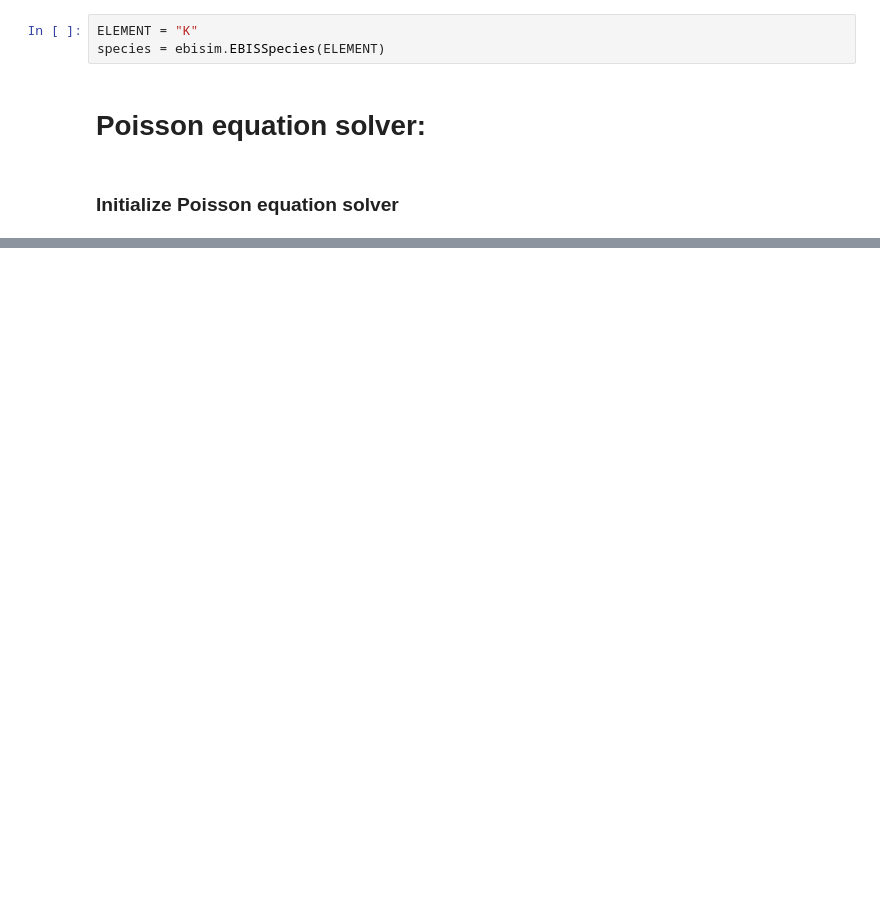
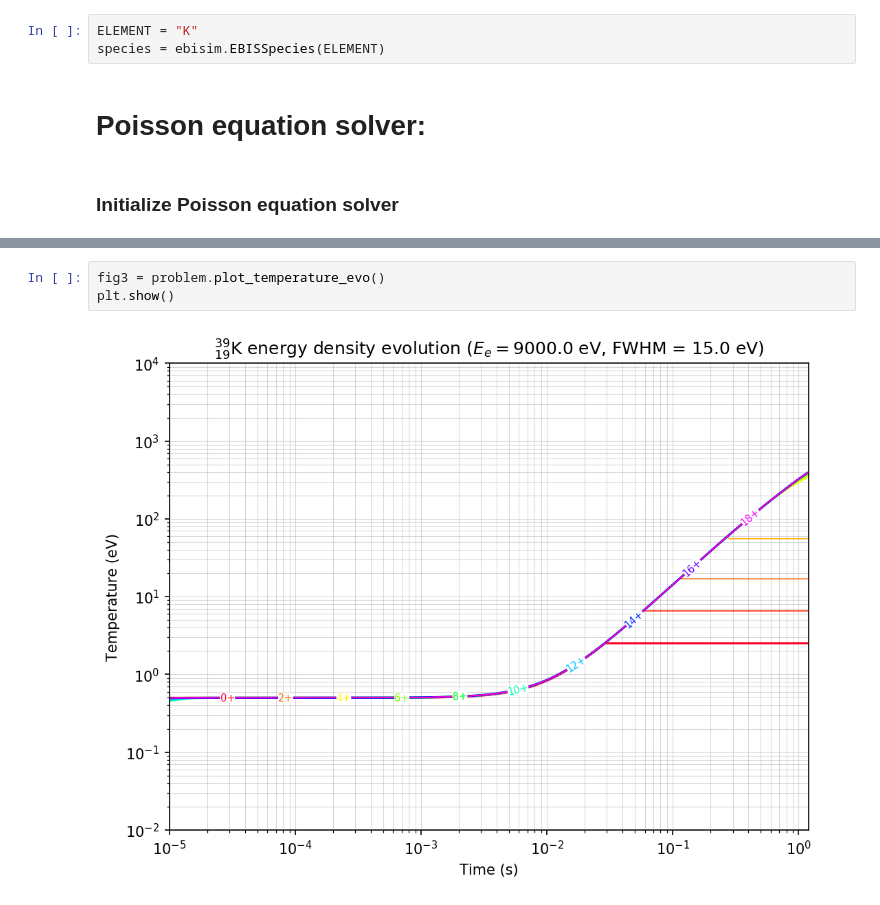
Before and after one commit to Ioniels/EBISSimulation, a Jupyter notebook: demo/debug_poisson.ipynb, the cells around one changed output, grey strips where cells are left out. Drawn from its saved outputs; the diff is of its cells as text; blank space fills up the shorter version.

```diff
--- a/demo/debug_poisson.ipynb
+++ b/demo/debug_poisson.ipynb
@@ -66,0 +50,5 @@ ChemicalElement(z=19, symbol='K', name='Potassium', a=39)
+# %%
+fig3 = problem.plot_temperature_evo()
+plt.show()
+# %% [output]
+[figure, added]
```
Also changed, not shown: parts of 28 cells of this notebook, 2 other files.
